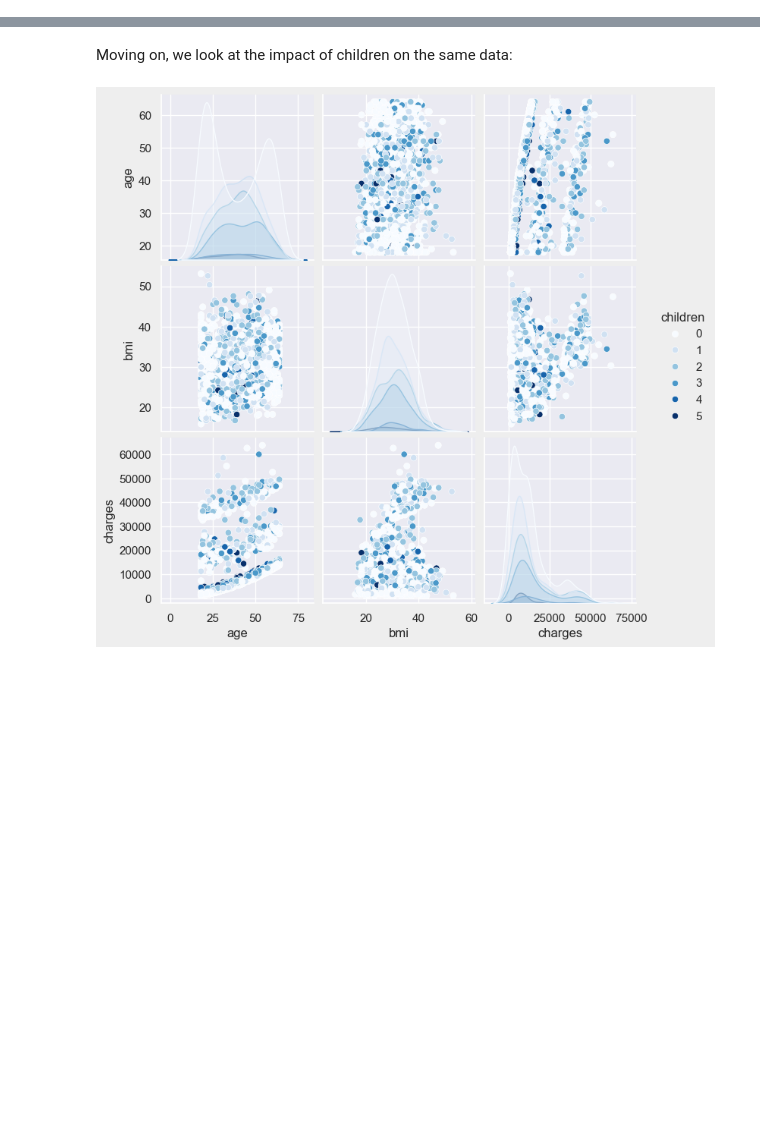
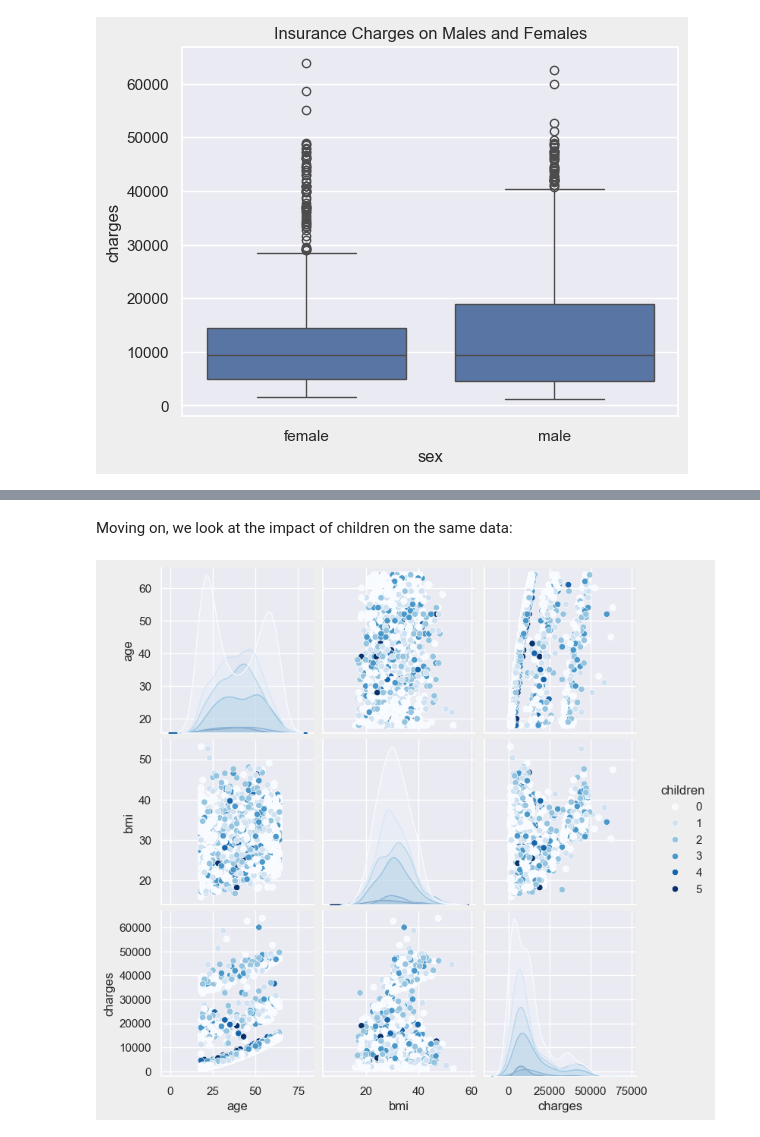
Before and after one commit to WildCodeWolf/Insurance_EDA, a Jupyter notebook: 03-superficial-insight.ipynb, the cells around one changed output, grey strips where cells are left out. Cells and saved outputs as stored; diff of their text form; code cells hidden in the pictures; blank space fills up the shorter version.

```diff
--- a/analysis.ipynb
+++ b/03-superficial-insight.ipynb
@@ -45,0 +61,6 @@ memory usage: 64.2+ KB
+# %%
+sns.boxplot(data=df, x=Col.sex, y=Col.charges)
+plt.title('Insurance Charges on Males and Females')
+plt.show()
+# %% [output]
+[figure, added]
```
Also changed, not shown: parts of 46 cells of this notebook, 13 other files.
